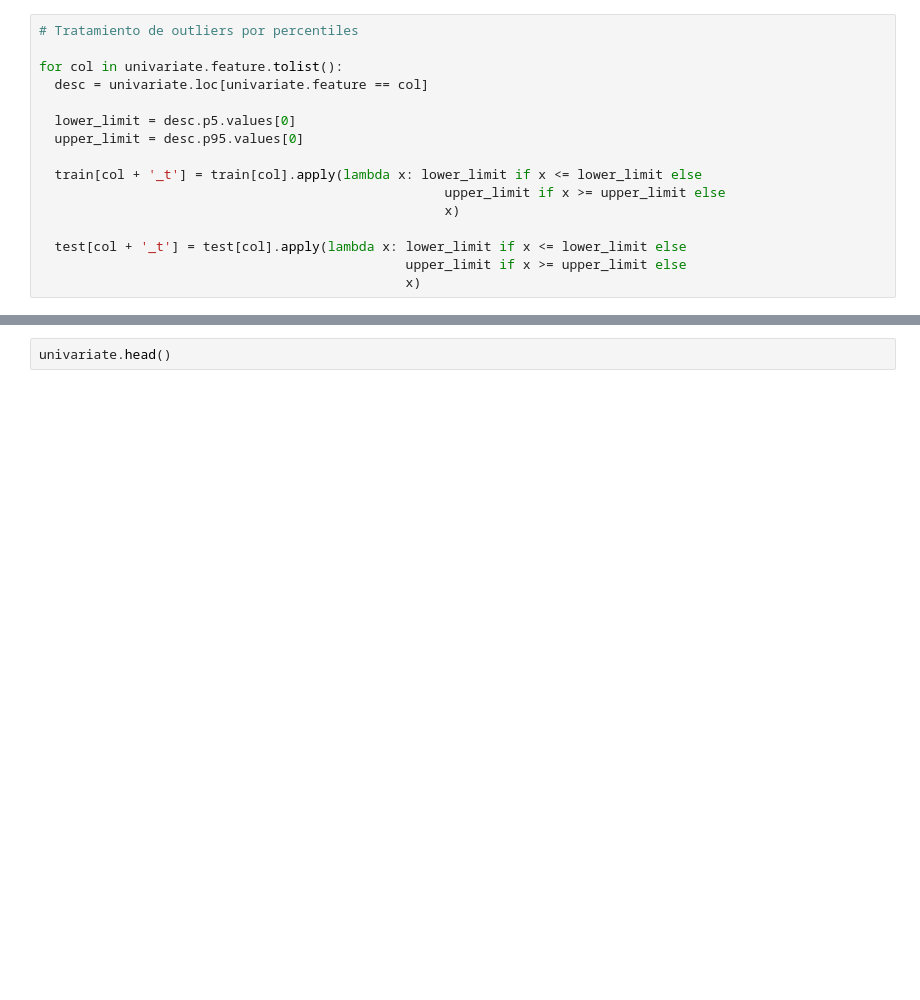
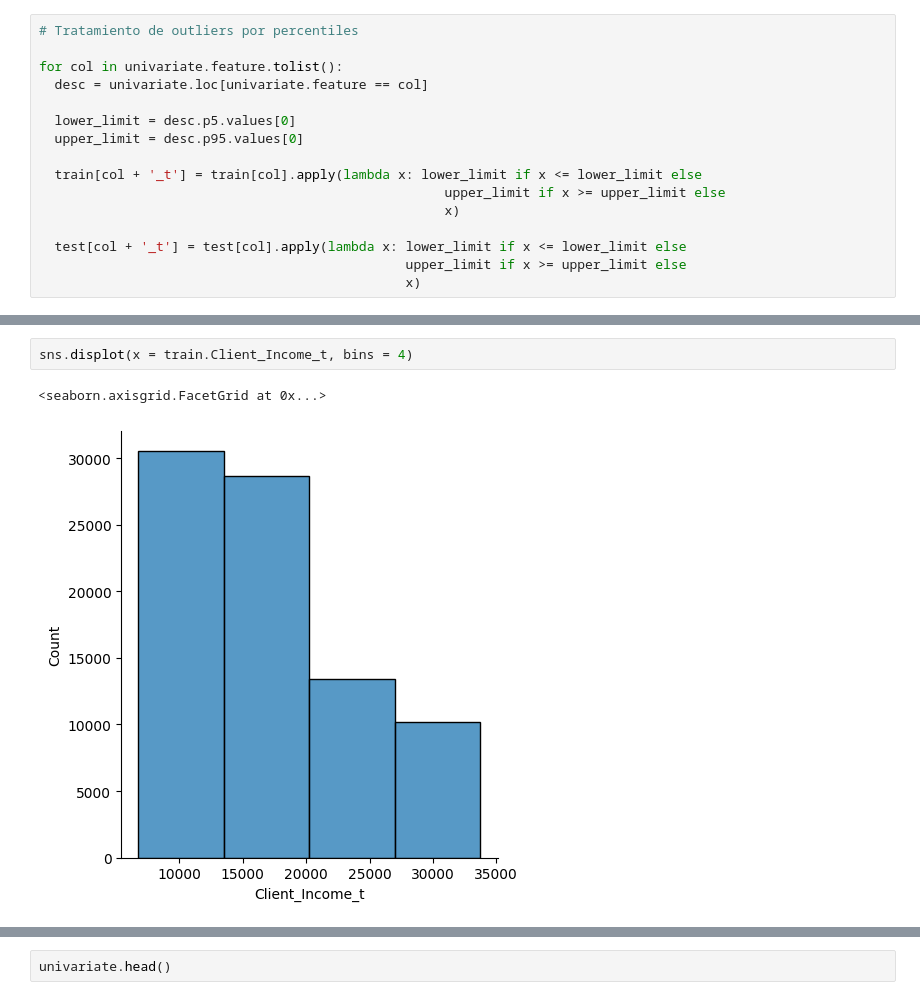
Before and after one commit to JCaballerot/data_science_for_business_2023, a Jupyter notebook: Supervised_models/Logistic_regression/Credit_Scoring.ipynb, the cells around one changed output, grey strips where cells are left out. Drawn from its saved outputs; the diff is of its cells as text; blank space fills up the shorter version.

```diff
--- a/Supervised_models/Logistic_regression/Credit_Scoring.ipynb
+++ b/Supervised_models/Logistic_regression/Credit_Scoring.ipynb
@@ -380,0 +415,5 @@ for col in univariate.feature.tolist():
+# %%
+sns.displot(x = train.Client_Income_t, bins = 4)
+# %% [output]
+<seaborn.axisgrid.FacetGrid at 0x...>
+[figure, added]
```
Also changed, not shown: parts of 30 cells of this notebook.
